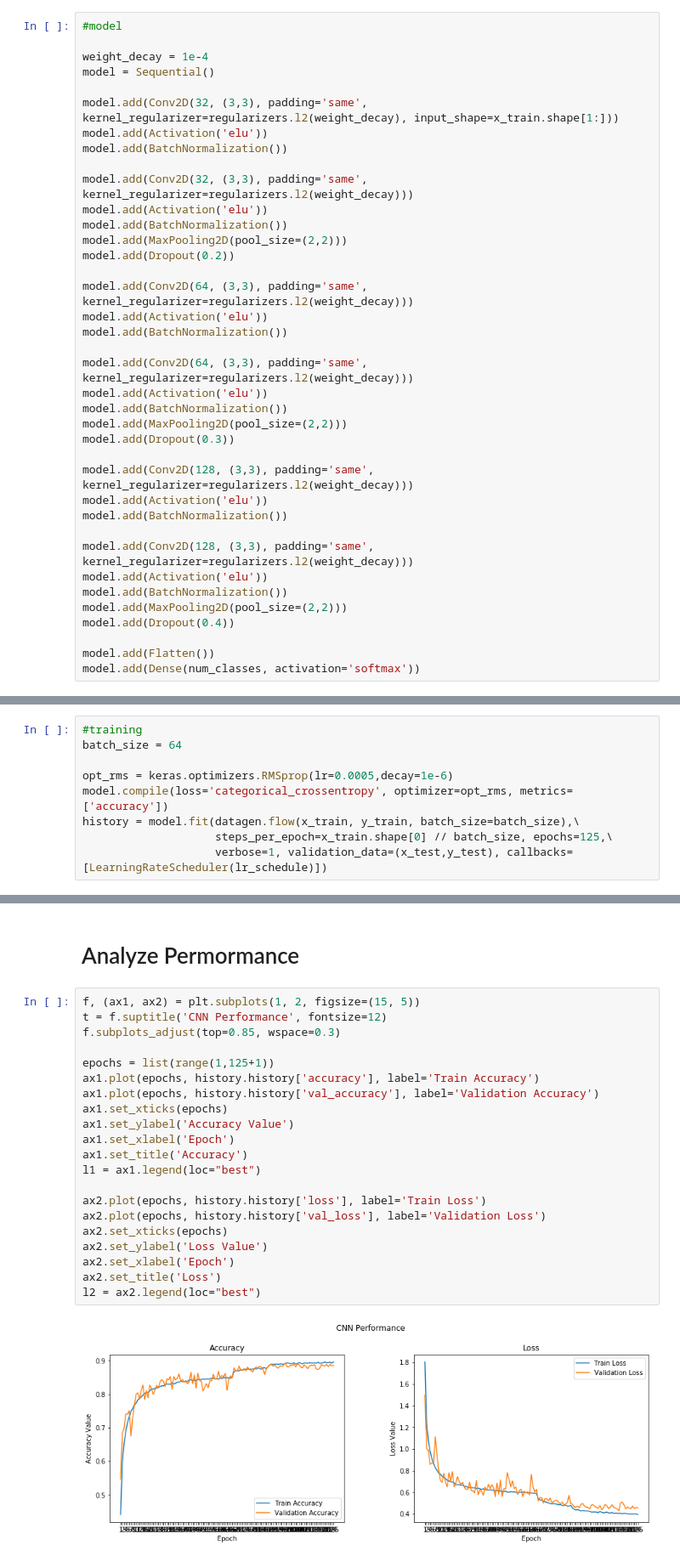
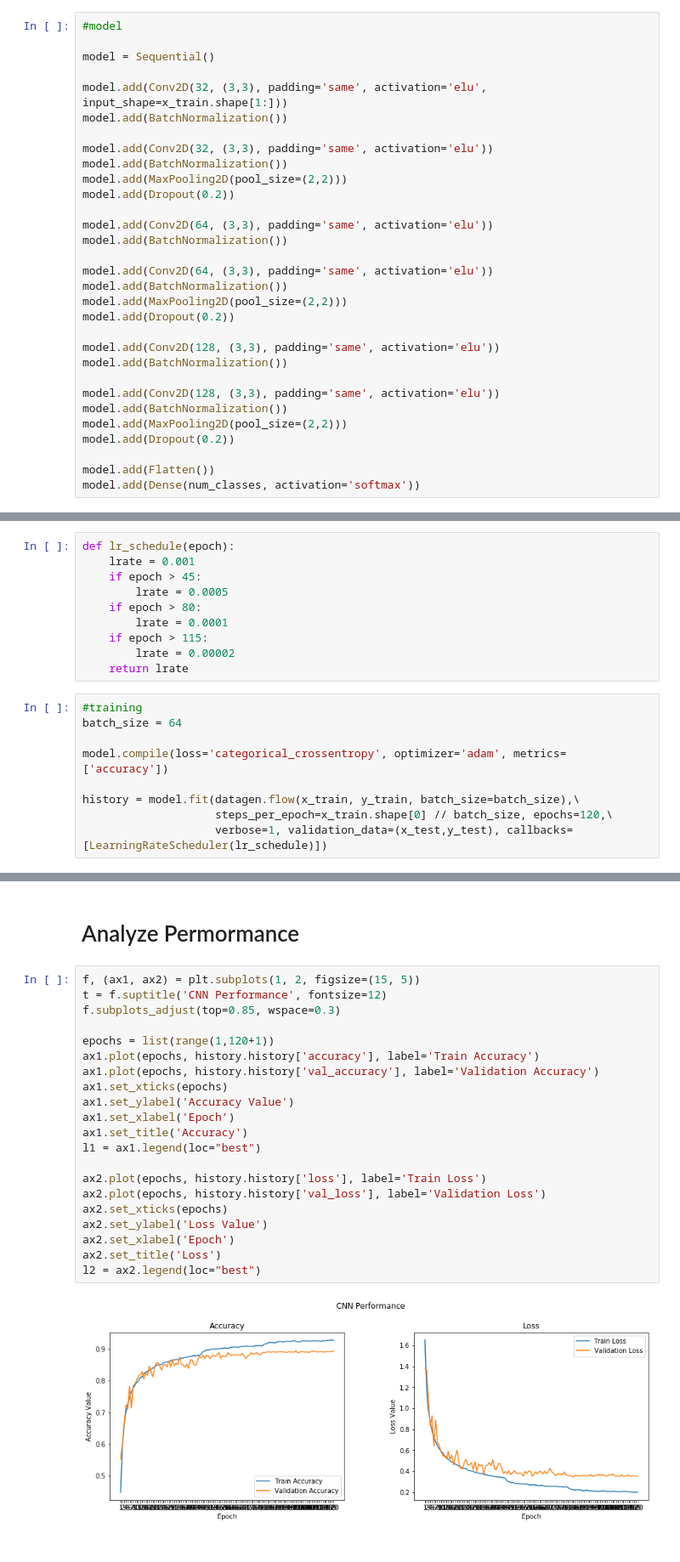
Before and after one commit to urvi367/CIFAR-10-Dataset, a Jupyter notebook: Custom CNN.ipynb, the cells around one changed output, grey strips where cells are left out. Shown: that part at 85% size. Saved outputs shown, nothing was run; the diff lists cells and outputs as text.

```diff
--- a/Custom CNN.ipynb
+++ b/Custom CNN.ipynb
@@ -114,38 +106,31 @@ def lr_schedule(epoch):
 # %%
 #model
 
-weight_decay = 1e-4
 model = Sequential()
 
-model.add(Conv2D(32, (3,3), padding='same', kernel_regularizer=regularizers.l2(weight_decay), input_shape=x_train.shape[1:]))
-model.add(Activation('elu'))
+model.add(Conv2D(32, (3,3), padding='same', activation='elu', input_shape=x_train.shape[1:]))
 model.add(BatchNormalization())
 
-model.add(Conv2D(32, (3,3), padding='same', kernel_regularizer=regularizers.l2(weight_decay)))
-model.add(Activation('elu'))
+model.add(Conv2D(32, (3,3), padding='same', activation='elu'))
 model.add(BatchNormalization())
 model.add(MaxPooling2D(pool_size=(2,2)))
 model.add(Dropout(0.2))
 
-model.add(Conv2D(64, (3,3), padding='same', kernel_regularizer=regularizers.l2(weight_decay)))
-model.add(Activation('elu'))
+model.add(Conv2D(64, (3,3), padding='same', activation='elu'))
 model.add(BatchNormalization())
 
-model.add(Conv2D(64, (3,3), padding='same', kernel_regularizer=regularizers.l2(weight_decay)))
-model.add(Activation('elu'))
+model.add(Conv2D(64, (3,3), padding='same', activation='elu'))
 model.add(BatchNormalization())
 model.add(MaxPooling2D(pool_size=(2,2)))
-model.add(Dropout(0.3))
+model.add(Dropout(0.2))
 
-model.add(Conv2D(128, (3,3), padding='same', kernel_regularizer=regularizers.l2(weight_decay)))
-model.add(Activation('elu'))
+model.add(Conv2D(128, (3,3), padding='same', activation='elu'))
 model.add(BatchNormalization())
 
-model.add(Conv2D(128, (3,3), padding='same', kernel_regularizer=regularizers.l2(weight_decay)))
-model.add(Activation('elu'))
+model.add(Conv2D(128, (3,3), padding='same', activation='elu'))
 model.add(BatchNormalization())
 model.add(MaxPooling2D(pool_size=(2,2)))
-model.add(Dropout(0.4))
+model.add(Dropout(0.2))
 
 model.add(Flatten())
 model.add(Dense(num_classes, activation='softmax'))
@@ -169,13 +154,23 @@ Total params: 309,290
 Trainable params: 308,394
 Non-trainable params: 896
 _________________________________________________________________
+# %%
+def lr_schedule(epoch):
+    lrate = 0.001
+    if epoch > 45:
+        lrate = 0.0005
+    if epoch > 80:
+        lrate = 0.0001
+    if epoch > 115:
+        lrate = 0.00002
+    return lrate
 # %%
 #training
 batch_size = 64
 
-opt_rms = keras.optimizers.RMSprop(lr=0.0005,decay=1e-6)
-model.compile(loss='categorical_crossentropy', optimizer=opt_rms, metrics=['accuracy'])
+model.compile(loss='categorical_crossentropy', optimizer='adam', metrics=['accuracy'])
+
 history = model.fit(datagen.flow(x_train, y_train, batch_size=batch_size),\
-                    steps_per_epoch=x_train.shape[0] // batch_size, epochs=125,\
+                    steps_per_epoch=x_train.shape[0] // batch_size, epochs=120,\
                     verbose=1, validation_data=(x_test,y_test), callbacks=[LearningRateScheduler(lr_schedule)])
 # %% [output]
@@ -274,23 +265,23 @@ print ([labels[x] for x in indices])
 # %%
 f, (ax1, ax2) = plt.subplots(1, 2, figsize=(15, 5))
 t = f.suptitle('CNN Performance', fontsize=12)
 f.subplots_adjust(top=0.85, wspace=0.3)
 
-epochs = list(range(1,125+1))
+epochs = list(range(1,120+1))
 ax1.plot(epochs, history.history['accuracy'], label='Train Accuracy')
 ax1.plot(epochs, history.history['val_accuracy'], label='Validation Accuracy')
 ax1.set_xticks(epochs)
 ax1.set_ylabel('Accuracy Value')
 ax1.set_xlabel('Epoch')
 ax1.set_title('Accuracy')
 l1 = ax1.legend(loc="best")
 
 ax2.plot(epochs, history.history['loss'], label='Train Loss')
 ax2.plot(epochs, history.history['val_loss'], label='Validation Loss')
 ax2.set_xticks(epochs)
 ax2.set_ylabel('Loss Value')
 ax2.set_xlabel('Epoch')
 ax2.set_title('Loss')
 l2 = ax2.legend(loc="best")
 # %% [output]
-[figure, old version]
+[figure, new version]
```
Also changed, not shown: parts of 11 cells of this notebook.
